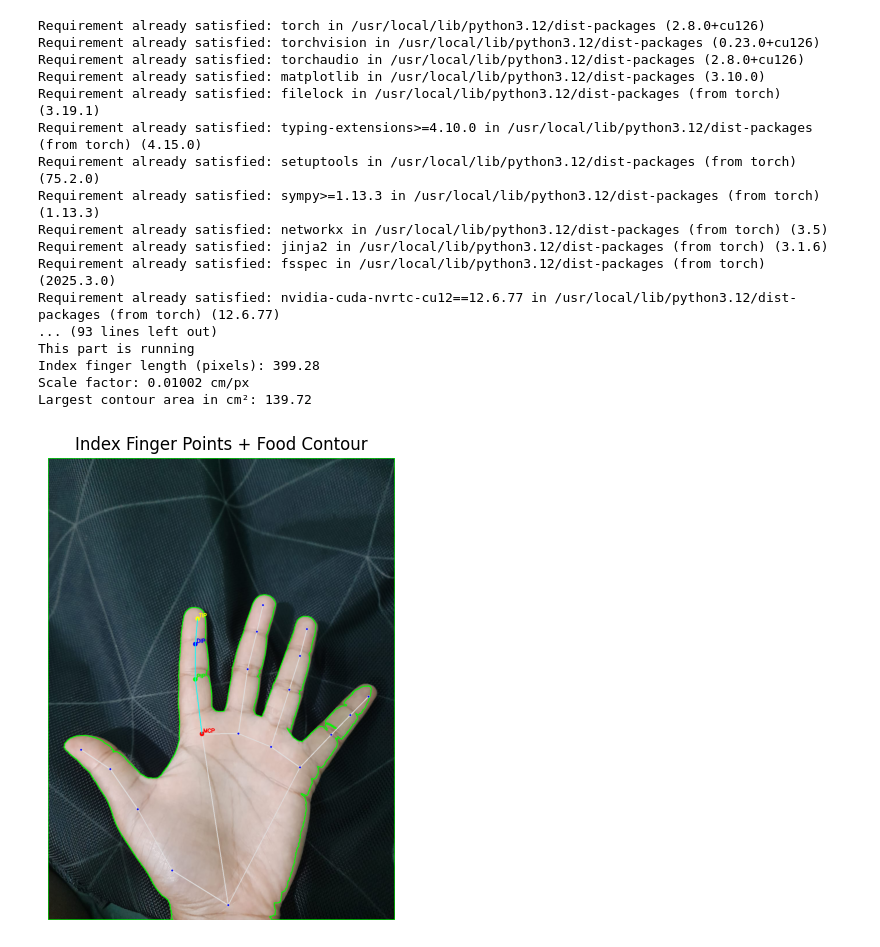
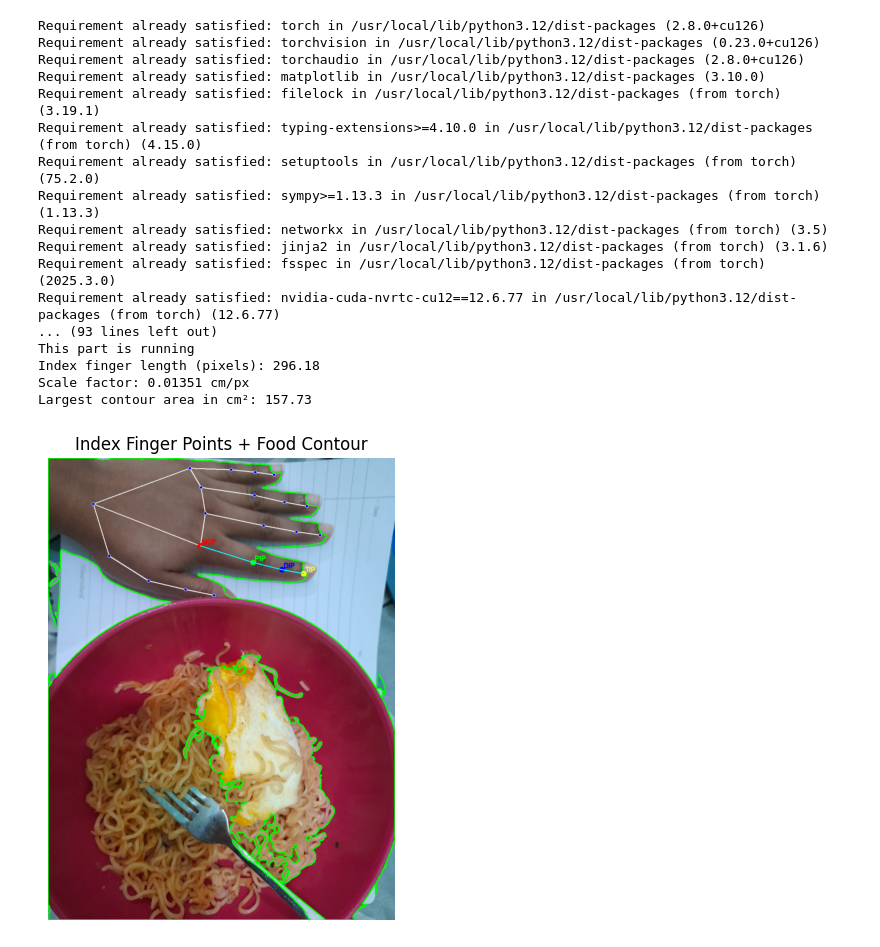
Before and after one commit to wizkers007/fooddetection, a Jupyter notebook: Food_volume_detection_with_reference_object.ipynb, the cells around one changed output. Cells and saved outputs as stored; diff of their text form; code cells hidden in the pictures.

Commit message:
Finger and food contour partially detected. Food area calculated.

```diff
--- a/Food_volume_detection_with_reference_object.ipynb
+++ b/Food_volume_detection_with_reference_object.ipynb
@@ -38,7 +38,7 @@ hands = mp_hands.Hands(
 #img = cv2.imread(img_path)
 
 drive.mount('/content/drive')
-img = cv2.imread('/content/drive/MyDrive/hand1.jpg')
+img = cv2.imread('/content/drive/MyDrive/dinner.jpg')
 
 
 # Convert to RGB (for Mediapipe + plotting)
@@ -46,8 +46,14 @@ img_rgb = cv2.cvtColor(img, cv2.COLOR_BGR2RGB)
 
 # --- Step 3: Find contours (for food area) ---
 gray = cv2.cvtColor(img, cv2.COLOR_BGR2GRAY)
+
+#contours, _ = cv2.findContours(thresh, cv2.RETR_EXTERNAL, cv2.CHAIN_APPROX_SIMPLE)
+
+#blurred = cv2.GaussianBlur(gray, (5, 5), 0)
+#edges = cv2.Canny(blurred, 50, 150)
 _, thresh = cv2.threshold(gray, 127, 255, cv2.THRESH_BINARY_INV)
 contours, _ = cv2.findContours(thresh, cv2.RETR_EXTERNAL, cv2.CHAIN_APPROX_SIMPLE)
+
 
 pixel_area = None
 if len(contours) < 2:
@@ -107,34 +113,34 @@ if results.multi_hand_landmarks:
         scale = finlength / pixel_distance
         print(f"Index finger length (pixels): {pixel_distance:.2f}")
         print(f"Scale factor: {scale:.5f} cm/px")
 
         # --- Step 5: Convert food area into cm² ---
         if pixel_area:
             real_area_cm2 = pixel_area * (scale ** 2)
             print(f"Largest contour area in cm²: {real_area_cm2:.2f}")
 
 # --- Step 6: Display result ---
 plt.figure(figsize=(8,6))
 plt.imshow(img_rgb)
 plt.axis('off')
 plt.title("Index Finger Points + Food Contour")
 plt.show()
 # %% [output]
 Requirement already satisfied: torch in /usr/local/lib/python3.12/dist-packages (2.8.0+cu126)
 Requirement already satisfied: torchvision in /usr/local/lib/python3.12/dist-packages (0.23.0+cu126)
 Requirement already satisfied: torchaudio in /usr/local/lib/python3.12/dist-packages (2.8.0+cu126)
 Requirement already satisfied: matplotlib in /usr/local/lib/python3.12/dist-packages (3.10.0)
 Requirement already satisfied: filelock in /usr/local/lib/python3.12/dist-packages (from torch) (3.19.1)
 Requirement already satisfied: typing-extensions>=4.10.0 in /usr/local/lib/python3.12/dist-packages (from torch) (4.15.0)
 Requirement already satisfied: setuptools in /usr/local/lib/python3.12/dist-packages (from torch) (75.2.0)
 Requirement already satisfied: sympy>=1.13.3 in /usr/local/lib/python3.12/dist-packages (from torch) (1.13.3)
 Requirement already satisfied: networkx in /usr/local/lib/python3.12/dist-packages (from torch) (3.5)
 Requirement already satisfied: jinja2 in /usr/local/lib/python3.12/dist-packages (from torch) (3.1.6)
 Requirement already satisfied: fsspec in /usr/local/lib/python3.12/dist-packages (from torch) (2025.3.0)
 Requirement already satisfied: nvidia-cuda-nvrtc-cu12==12.6.77 in /usr/local/lib/python3.12/dist-packages (from torch) (12.6.77)
 ... (93 lines left out)
 This part is running
-Index finger length (pixels): 399.28
-Scale factor: 0.01002 cm/px
-Largest contour area in cm²: 139.72
+Index finger length (pixels): 296.18
+Scale factor: 0.01351 cm/px
+Largest contour area in cm²: 157.73
-[figure, old version]
+[figure, new version]
```
